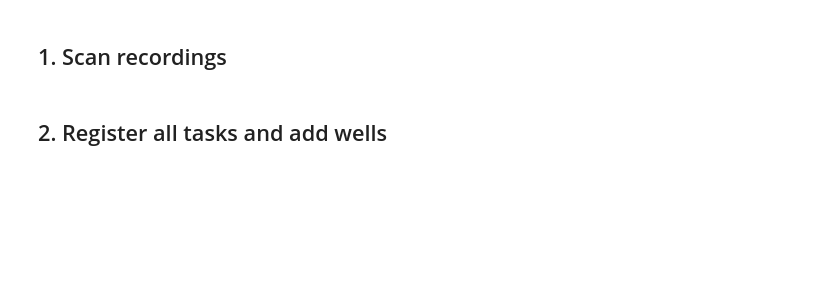
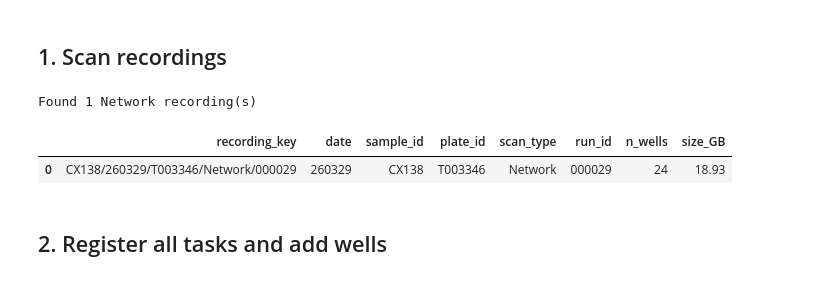
Before and after one commit to Yuxin-Ren-SZ/Yuxin_MEA, a Jupyter notebook: notebooks/00_full_pipeline.ipynb, the cells around one changed output. Saved outputs shown, nothing was run; the diff lists cells and outputs as text; code cells hidden in the pictures; blank space fills up the shorter version.

```diff
--- a/notebooks/00_full_pipeline.ipynb
+++ b/notebooks/00_full_pipeline.ipynb
@@ -88,7 +98,7 @@ Key parameters to review before the first full run:
 | `auto_curation` | `enabled` | `false` to keep all units |
 | `auto_curation` | `*_min` / `*_max` | Curation thresholds |
 # %%
-CONFIG_FILE = Path("../pipeline_config.json")
+CONFIG_FILE = Path("../config/default_tasks_params.json")
 
 cm = ConfigManager()
 for cls in ALL_TASK_CLASSES:
@@ -119,24 +140,29 @@ for cls in ALL_TASK_CLASSES:
 # %%
 ANALYSIS_ROOT.mkdir(parents=True, exist_ok=True)
 
 dataset_mgr = DatasetManager(DATA_ROOT, ANALYSIS_ROOT)
-recordings  = dataset_mgr.get_by("scan_type", "==", "Network")
+recordings  = dataset_mgr.get_recording_by([("scan_type", "==", "Network"),
+                                            ("run_id", "==", "000029")])
 
 print(f"Found {len(recordings)} Network recording(s)")
 
 pd.DataFrame([
     {
         "recording_key": r.cache_key,
         "date":          r.date,
         "sample_id":     r.sample_id,
         "plate_id":      r.plate_id,
         "scan_type":     r.scan_type,
         "run_id":        r.run_id,
         "n_wells":       len(r.wells),
         "size_GB":       round(r.file_size / 1e9, 2),
     }
     for r in recordings
 ])
+# %% [output]
+Found 1 Network recording(s)
+|  | recording_key | date | sample_id | plate_id | scan_type | run_id | n_wells | size_GB |
+| 0 | CX138/260329/T003346/Network/000029 | 260329 | CX138 | T003346 | Network | 000029 | 24 | 18.93 |
 # %% [markdown]
 ## 2. Register all tasks and add wells
 # %%
```
Also changed, not shown: parts of 8 cells of this notebook, 7 other files.
